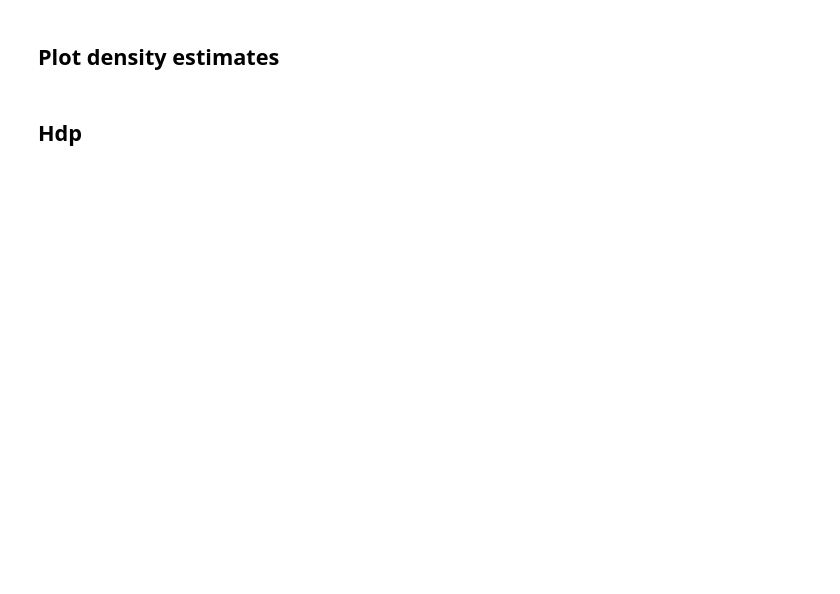
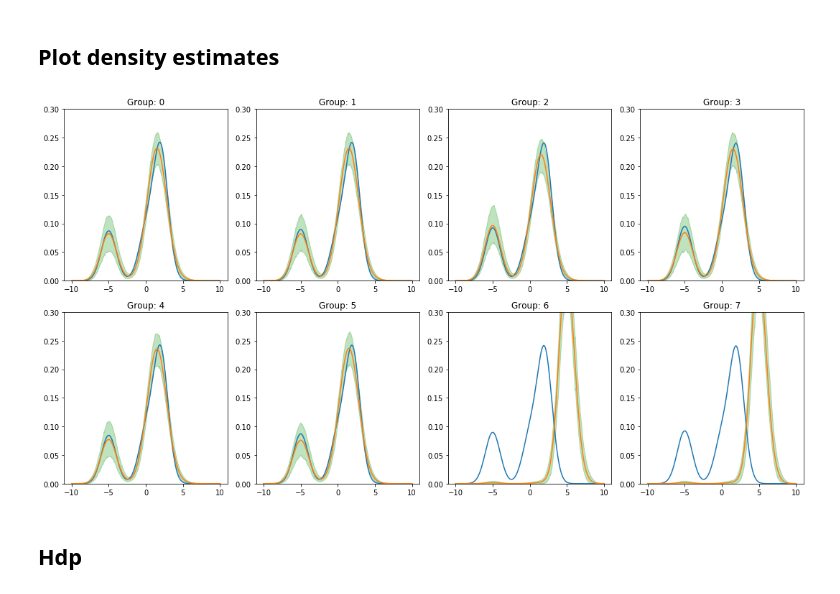
Before and after one commit to mberaha/spatial_mixtures, a Jupyter notebook: notebooks/Simulation Study.ipynb, the cells around one changed output. Cells and saved outputs as stored; diff of their text form; code cells hidden in the pictures; blank space fills up the shorter version.

```diff
--- a/notebooks/Simulation Study.ipynb
+++ b/notebooks/Simulation Study.ipynb
@@ -162,20 +397,22 @@ dens = estimateDensities(chains, xgrid)
 # %%
 fig, axes = plt.subplots(nrows=2, ncols=4, figsize=(15, 8))
 axes = axes.flat
 
 for g in range(8):
     axes[g].plot(xgrid,
                  weights[g][0] * norm.pdf(xgrid, -5, 1.0) +
                  weights[g][1] * norm.pdf(xgrid, 0.0, 1.0) +
-                 weights[g][2] * norm.pdf(xgrid, 5.0, 1.0))
+                 weights[g][2] * norm.pdf(xgrid, 2.0, 1.0))
     axes[g].plot(xgrid, np.mean(dens[g], 0))
     axes[g].set_ylim([0, 0.3])
     intervals = np.array([pm.stats.hpd(dens[g][:, i], 0.05) for i in range(dens[g].shape[1])])
     axes[g].fill_between(xgrid, intervals[:, 0], intervals[:, 1], alpha=0.3, color=current_palette[2])
     axes[g].set_title("Group: {0}".format(g))
 #     sns.kdeplot(datas[g], ax=axes[g], color=current_palette[3])
 
 plt.tight_layout()
+# %% [output]
+[figure, added]
 # %%
 estimateds = estimateDensities(chains, datas)
 lpml(estimateds)
```
Also changed, not shown: parts of 32 cells of this notebook, 5 other files.
